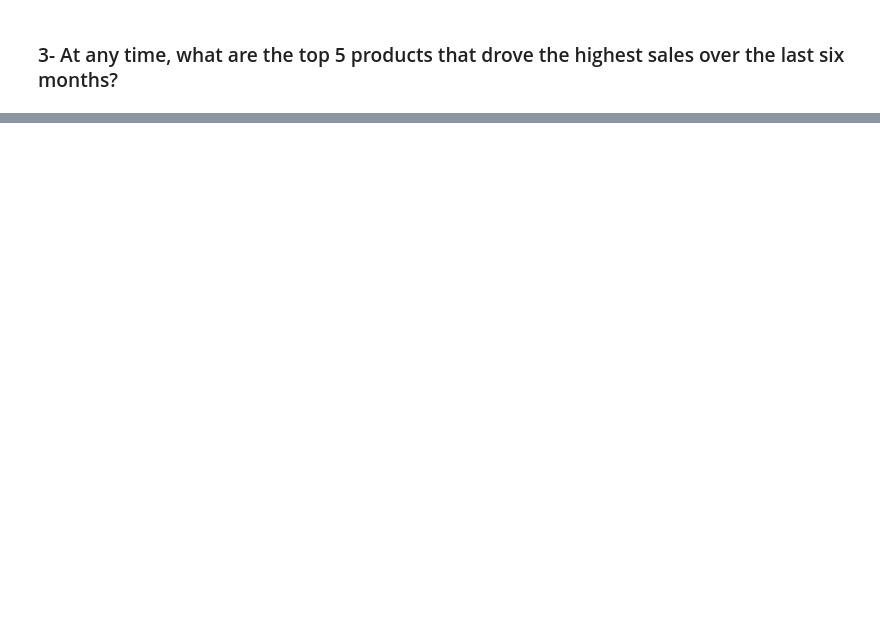
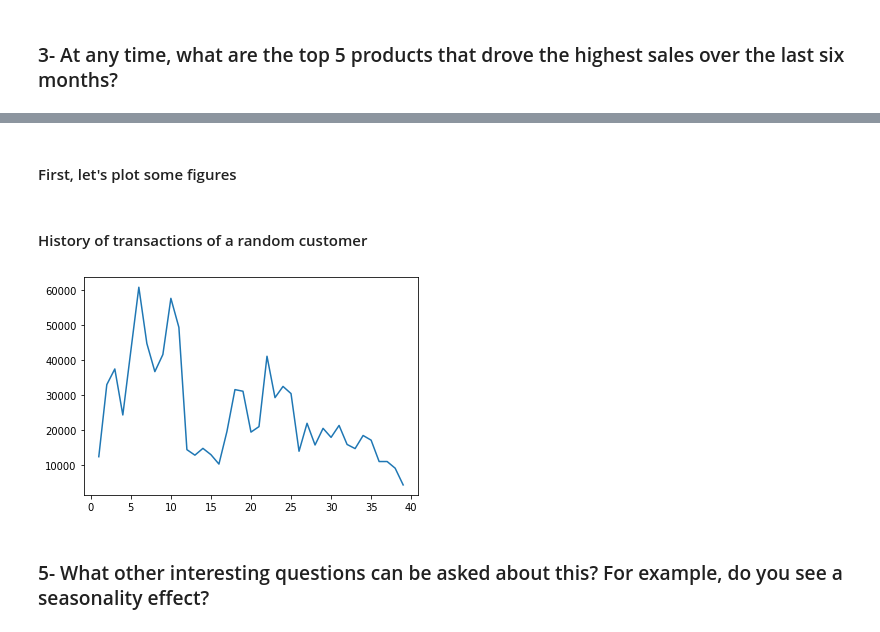
Before and after one commit to halikhani/customer_transactions_history, a Jupyter notebook: DataProcessing.ipynb, the cells around one changed output, grey strips where cells are left out. Saved outputs shown, nothing was run; the diff lists cells and outputs as text; code cells hidden in the pictures; blank space fills up the shorter version.

```diff
--- a/DataProcessing.ipynb
+++ b/DataProcessing.ipynb
@@ -111,0 +92,16 @@ dtype: int64
+# %% [markdown]
+#### First, let's plot some figures
+# %% [markdown]
+#### History of transactions of a random customer
+# %%
+def plot_customer_history_transactions(customer_id):
+    tmp = transactions.copy()
+    tmp['total_months'] = (tmp['year']-2017)*12 + tmp['month']
+    t = tmp.groupby('total_months').size()
+    plt.plot(t)
+# %%
+plot_customer_history_transactions(4435859)
+# %% [output]
+[figure, added]
+# %% [markdown]
+### 5- What other interesting questions can be asked about this? For example, do you see a seasonality effect?
```
Also changed, not shown: parts of 14 cells of this notebook.
